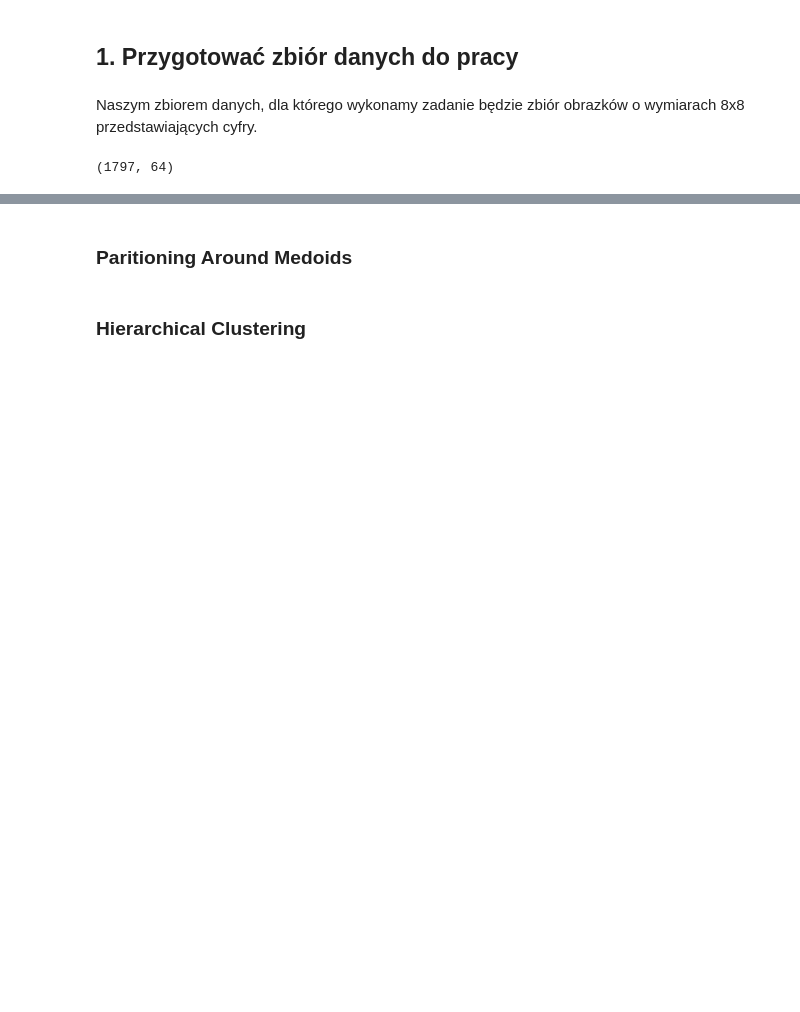
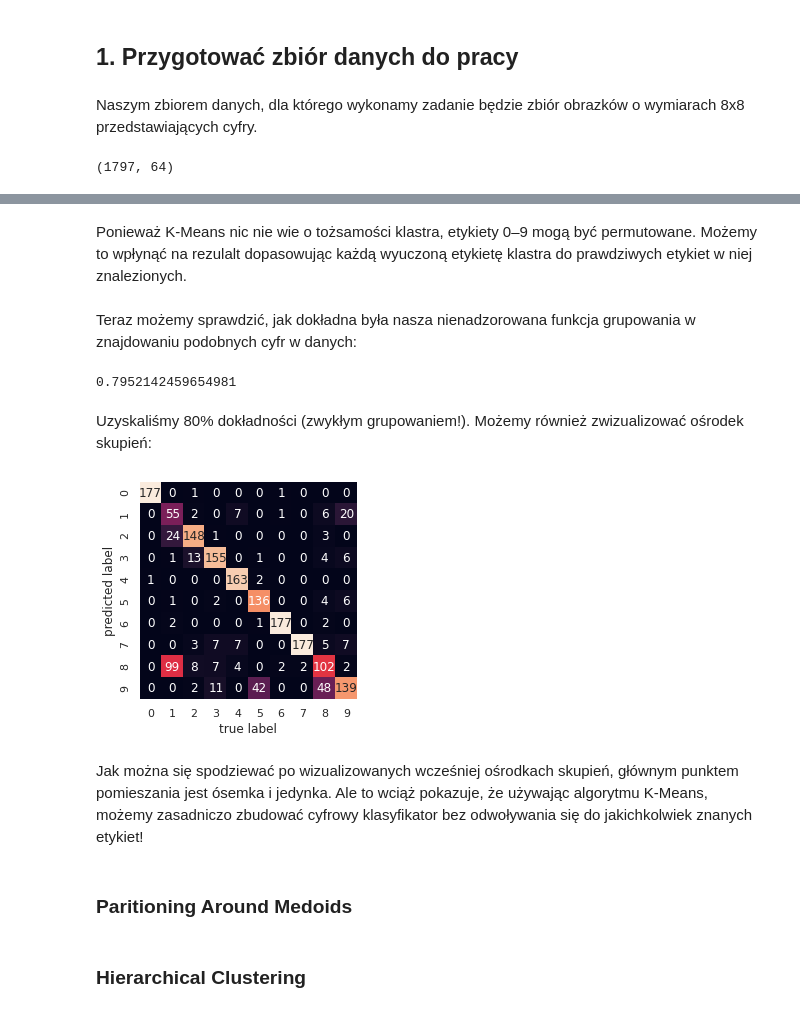
Before and after one commit to mikiisz/ml-tutorial6, a Jupyter notebook: ml_tutorial6.ipynb, the cells around one changed output, grey strips where cells are left out. Cells and saved outputs as stored; diff of their text form; code cells hidden in the pictures; blank space fills up the shorter version.

```diff
--- a/ml_tutorial6.ipynb
+++ b/ml_tutorial6.ipynb
@@ -36,3 +64,37 @@ printImgs(digits_data[:10], 5, 2)
+# %% [markdown]
+Ponieważ K-Means nic nie wie o tożsamości klastra, etykiety 0–9 mogą być permutowane. Możemy to wpłynąć na rezulalt dopasowując każdą wyuczoną etykietę klastra do prawdziwych etykiet w niej znalezionych.
+# %%
+from scipy.stats import mode
+
+labels = np.zeros_like(clusters)
+for i in range(10):
+    mask = (clusters == i)
+    labels[mask] = mode(digits.target[mask])[0]
+# %% [markdown]
+Teraz możemy sprawdzić, jak dokładna była nasza nienadzorowana funkcja grupowania w znajdowaniu podobnych cyfr w danych:
+# %%
+from sklearn.metrics import accuracy_score
+accuracy_score(digits.target, labels)
+# %% [output]
+0.7952142459654981
+# %% [markdown]
+Uzyskaliśmy 80% dokładności (zwykłym grupowaniem!). Możemy również zwizualizować ośrodek skupień:
+# %%
+import seaborn as sns;
+from sklearn.metrics import confusion_matrix
+
+sns.set()
+mat = confusion_matrix(digits.target, labels)
+sns.heatmap(mat.T, square=True, annot=True, fmt='d', cbar=False,
+            xticklabels=digits.target_names,
+            yticklabels=digits.target_names)
+
+plt.xlabel('true label')
+plt.ylabel('predicted label');
+# %% [output]
+[figure, added]
+# %% [markdown]
+Jak można się spodziewać po wizualizowanych wcześniej ośrodkach skupień, głównym punktem pomieszania jest ósemka i jedynka. Ale to wciąż pokazuje, że używając algorytmu K-Means, możemy zasadniczo zbudować cyfrowy klasyfikator bez odwoływania się do jakichkolwiek znanych etykiet!
 # %% [markdown]
 ### Paritioning Around Medoids
 # %% [markdown]
```
Also changed, not shown: parts of 15 cells of this notebook.
